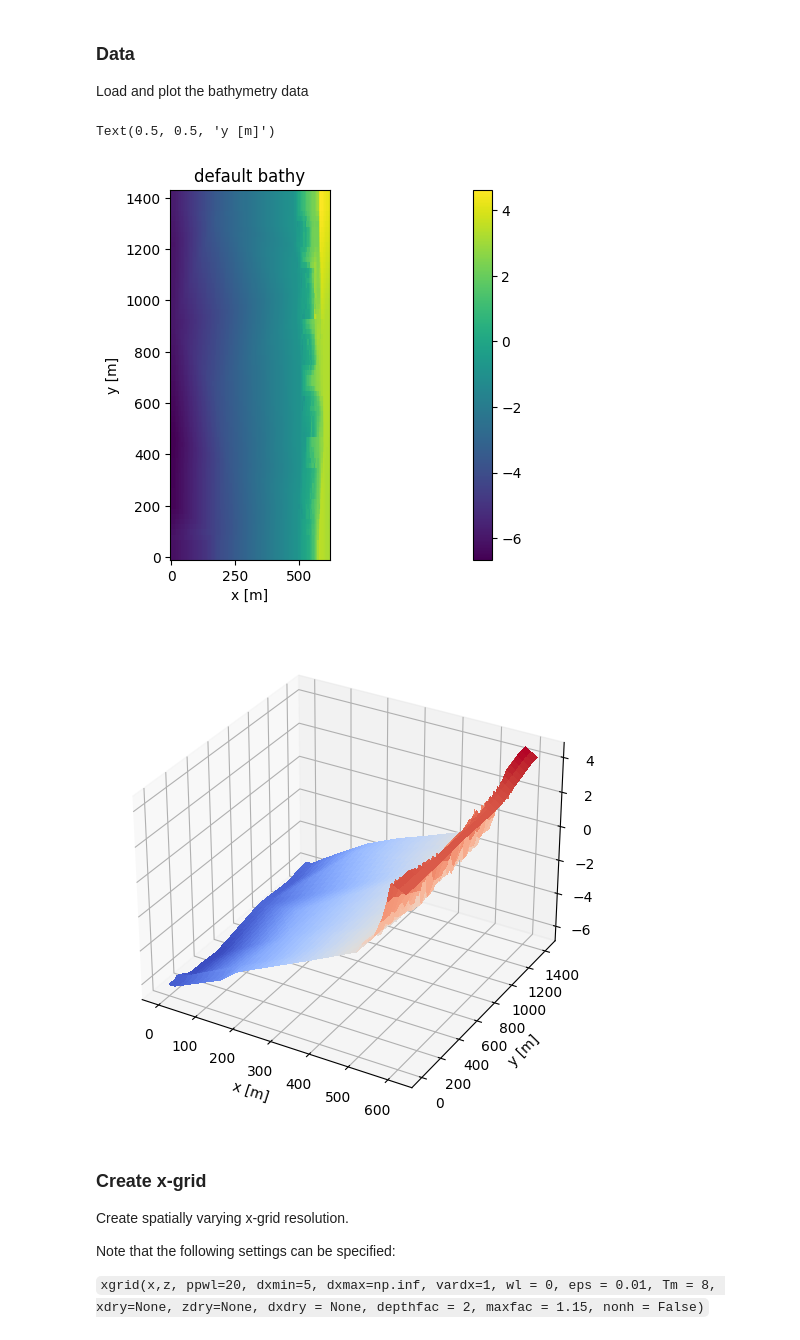
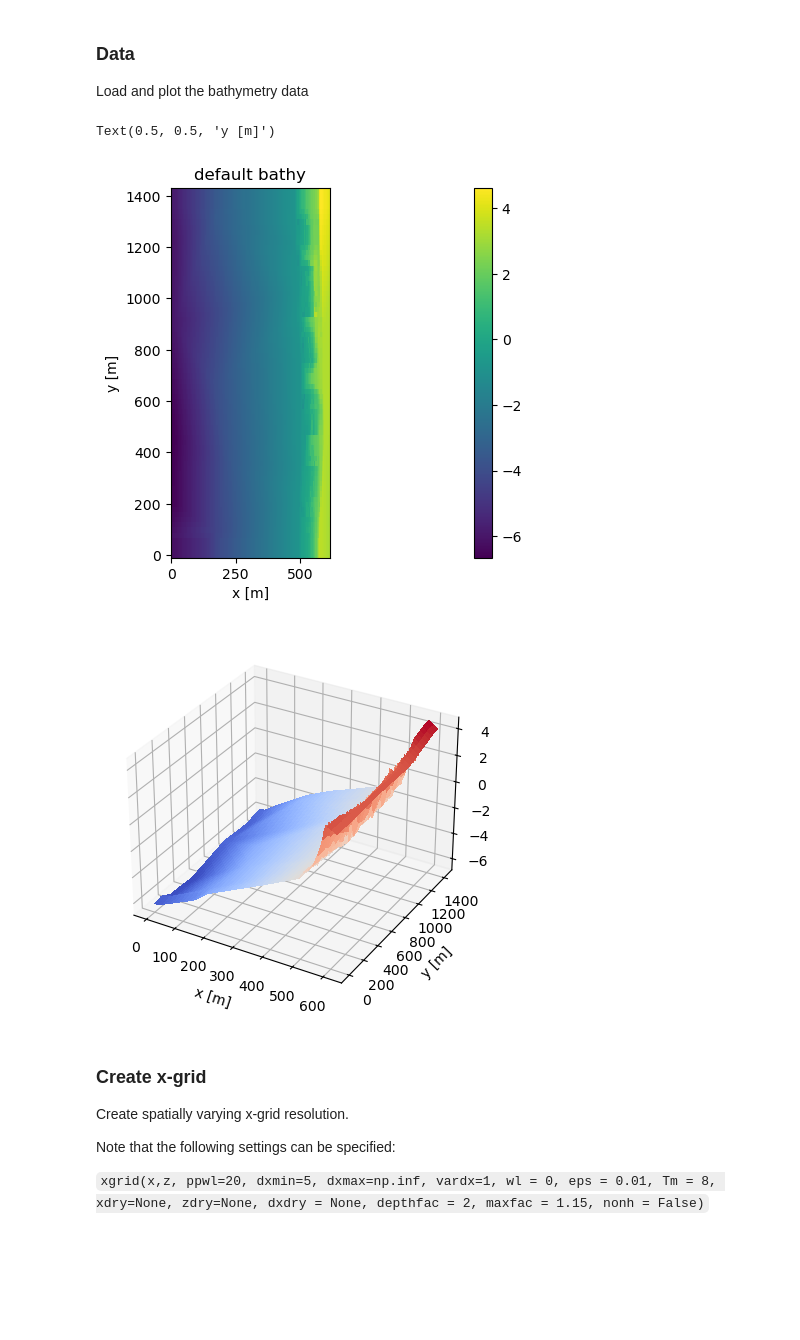
Before and after one commit to openearth/xbeach-toolbox, a Jupyter notebook: examples/xbeach-setup-2D.ipynb, the cells around one changed output. Cells and saved outputs as stored; diff of their text form; code cells hidden in the pictures; blank space fills up the shorter version.

```diff
--- a/examples/xbeach-setup-2D.ipynb
+++ b/examples/xbeach-setup-2D.ipynb
@@ -34,36 +32,36 @@ Load and plot the bathymetry data
 # %%
 ## load data
 bathy = np.loadtxt('..//examples//data//input//bathy.dep')
 
 ## set bathy grid
 nx = 124
 ny = 72
 dx = 5
 dy = 20
 
 x = np.linspace(0,(nx-1)*dx,nx)
 y = np.linspace(0,(ny-1)*dy,ny)
 
 X, Y = np.meshgrid(x,y)
 
 ## plot
 plt.figure()
 plt.pcolor(x,y,bathy)
 plt.colorbar()
 plt.xlabel('x [m]')
 plt.ylabel('y [m]')
 plt.title('default bathy')
 plt.axis('scaled')
 
 fig     = plt.figure()
-ax      = Axes3D(fig)
+ax = fig.add_subplot(projection='3d')
 surf    = ax.plot_surface(X, Y, bathy, cmap=cm.coolwarm,  linewidth=0, antialiased=False)
 plt.xlabel('x [m]')
 plt.ylabel('y [m]')
 # %% [output]
 Text(0.5, 0.5, 'y [m]')
-[figure, old version]
+[figure, new version]
-[figure, old version]
+[figure, new version]
 # %% [markdown]
 ### Create x-grid
 Create spatially varying x-grid resolution.
```
Also changed, not shown: parts of 5 cells of this notebook, 6 other files.
